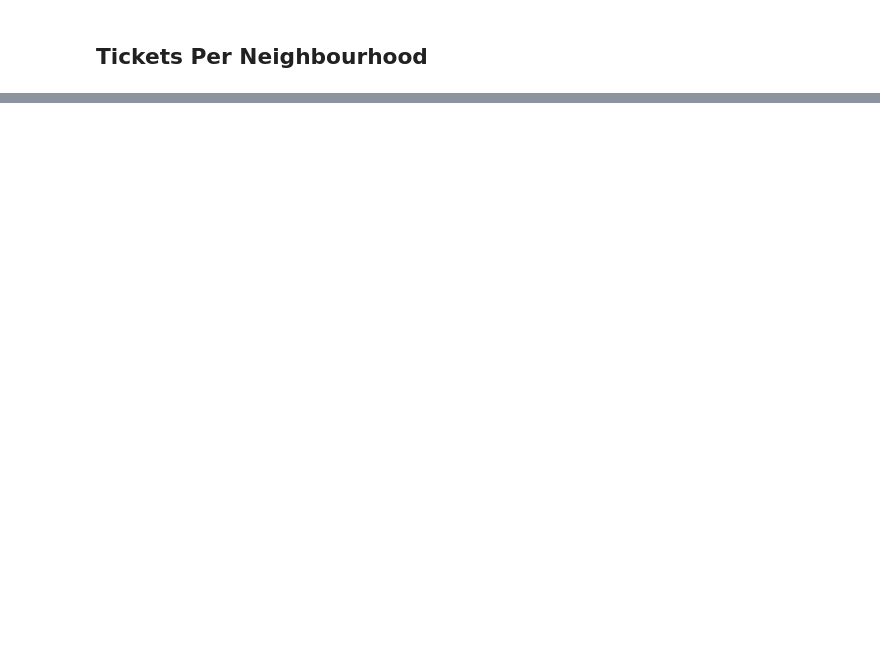
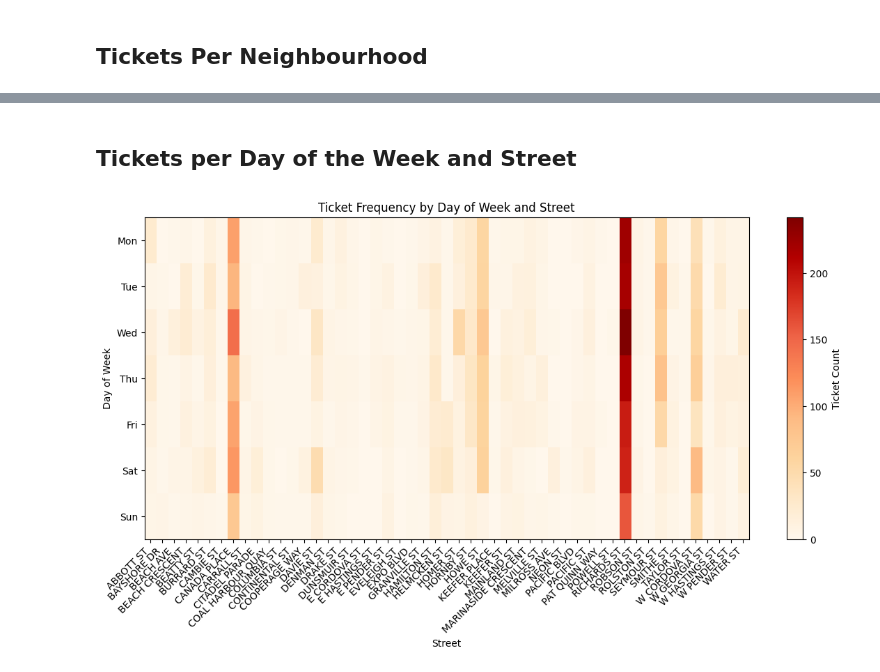
Before and after one commit to nwoods1/Cmpt353Project, a Jupyter notebook: notebooks/2_visualizations.ipynb, the cells around one changed output, grey strips where cells are left out. Cells and saved outputs as stored; diff of their text form; code cells hidden in the pictures; blank space fills up the shorter version.

```diff
--- a/notebooks/2_visualizations.ipynb
+++ b/notebooks/2_visualizations.ipynb
@@ -194,0 +238,20 @@ plt.show()
+# %% [markdown]
+## Tickets per Day of the Week and Street
+# %%
+pivot = downtown_tickets.groupby(["dayofweek", "Street"]).size().unstack(fill_value=0)
+
+fig, ax = plt.subplots(figsize=(14, 6))
+cax = ax.imshow(pivot, aspect="auto", cmap="OrRd")
+
+ax.set_title("Ticket Frequency by Day of Week and Street")
+ax.set_xlabel("Street")
+ax.set_ylabel("Day of Week")
+ax.set_xticks(np.arange(len(pivot.columns)))
+ax.set_yticks(np.arange(7))
+ax.set_xticklabels(pivot.columns, rotation=45, ha="right")
+ax.set_yticklabels(["Mon", "Tue", "Wed", "Thu", "Fri", "Sat", "Sun"])
+
+fig.colorbar(cax, ax=ax, label="Ticket Count")
+plt.show()
+# %% [output]
+[figure, added]
```
Also changed, not shown: parts of 12 cells of this notebook, 2 other files.
